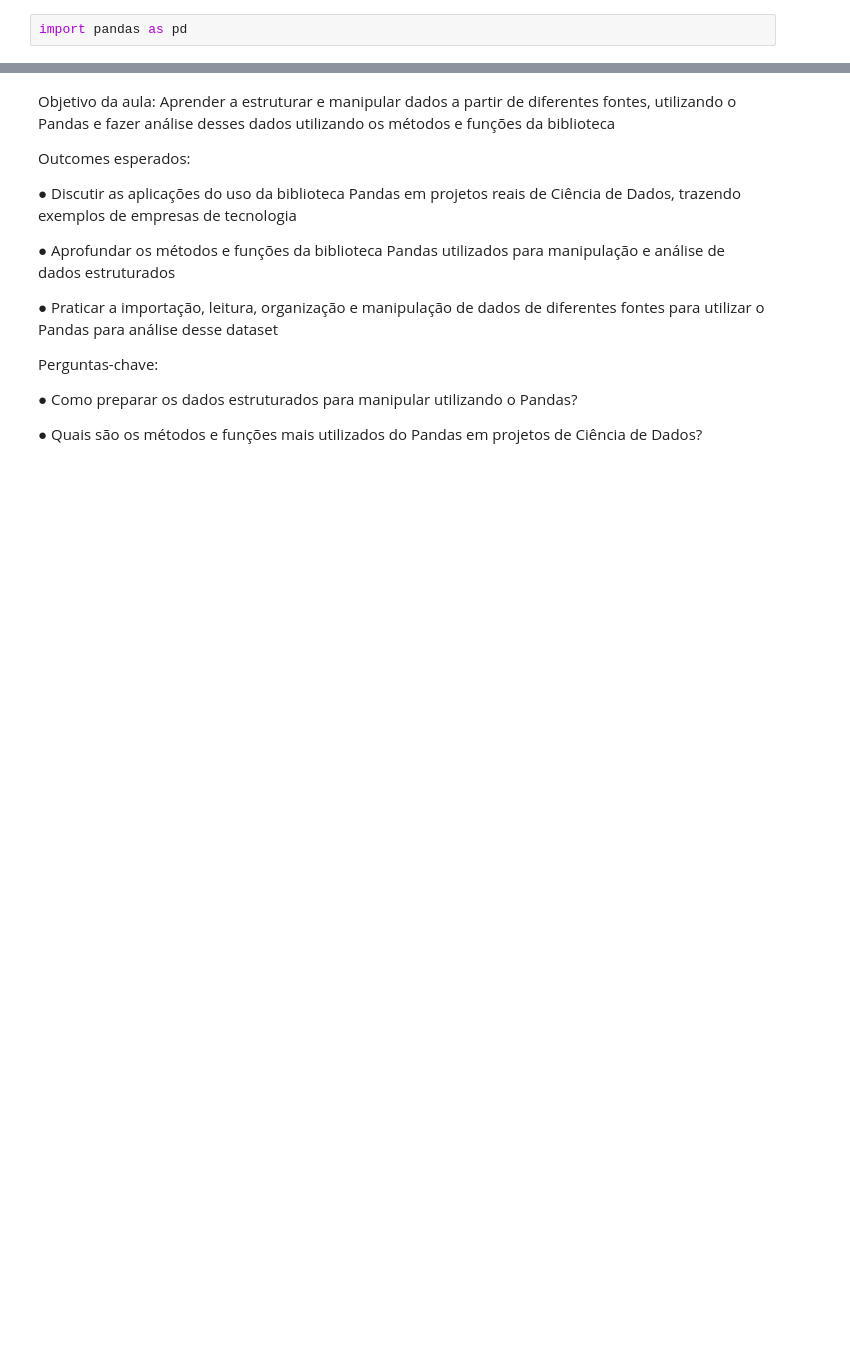
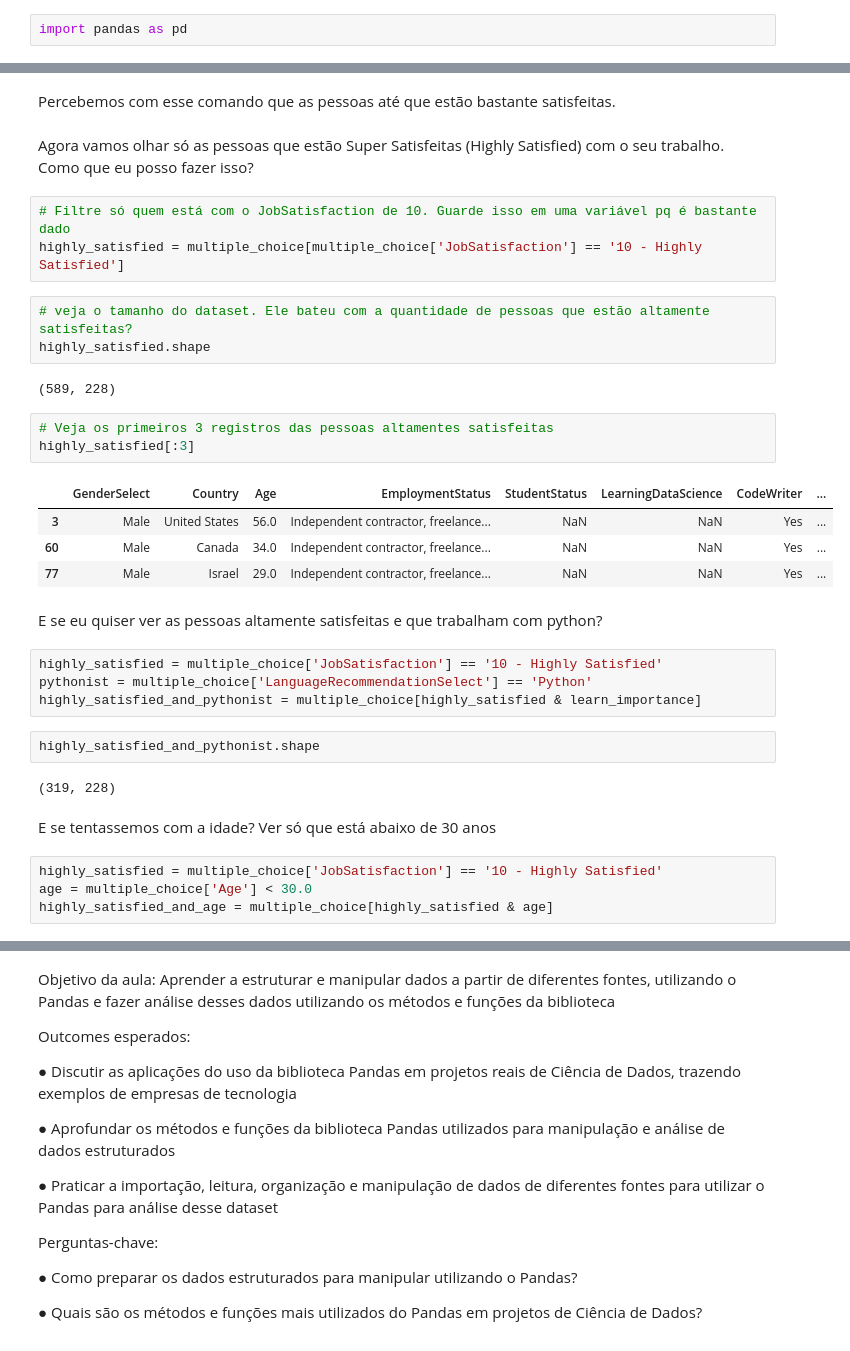
Before and after one commit to bahbbc/presentations, a Jupyter notebook: classes/PandasStructuredData.ipynb, the cells around one changed output, grey strips where cells are left out. Drawn from its saved outputs; the diff is of its cells as text; blank space fills up the shorter version.

```diff
--- a/classes/PandasStructuredData.ipynb
+++ b/classes/PandasStructuredData.ipynb
@@ -6,0 +166,36 @@ import pandas as pd
+# %% [markdown]
+Percebemos com esse comando que as pessoas até que estão bastante satisfeitas.
+# %% [markdown]
+Agora vamos olhar só as pessoas que estão Super Satisfeitas (Highly Satisfied) com o seu trabalho. Como que eu posso fazer isso?
+# %%
+# Filtre só quem está com o JobSatisfaction de 10. Guarde isso em uma variável pq é bastante dado
+highly_satisfied = multiple_choice[multiple_choice['JobSatisfaction'] == '10 - Highly Satisfied']
+# %%
+# veja o tamanho do dataset. Ele bateu com a quantidade de pessoas que estão altamente satisfeitas?
+highly_satisfied.shape
+# %% [output]
+(589, 228)
+# %%
+# Veja os primeiros 3 registros das pessoas altamentes satisfeitas
+highly_satisfied[:3]
+# %% [output]
+|  | GenderSelect | Country | Age | EmploymentStatus | StudentStatus | LearningDataScience | CodeWriter | ... |
+| 3 | Male | United States | 56.0 | Independent contractor, freelance... | NaN | NaN | Yes | ... |
+| 60 | Male | Canada | 34.0 | Independent contractor, freelance... | NaN | NaN | Yes | ... |
+| 77 | Male | Israel | 29.0 | Independent contractor, freelance... | NaN | NaN | Yes | ... |
+# %% [markdown]
+E se eu quiser ver as pessoas altamente satisfeitas e que trabalham com python?
+# %%
+highly_satisfied = multiple_choice['JobSatisfaction'] == '10 - Highly Satisfied'
+pythonist = multiple_choice['LanguageRecommendationSelect'] == 'Python'
+highly_satisfied_and_pythonist = multiple_choice[highly_satisfied & learn_importance]
+# %%
+highly_satisfied_and_pythonist.shape
+# %% [output]
+(319, 228)
+# %% [markdown]
+E se tentassemos com a idade? Ver só que está abaixo de 30 anos
+# %%
+highly_satisfied = multiple_choice['JobSatisfaction'] == '10 - Highly Satisfied'
+age = multiple_choice['Age'] < 30.0
+highly_satisfied_and_age = multiple_choice[highly_satisfied & age]
```
Also changed, not shown: parts of 30 cells of this notebook, 1 other file.
